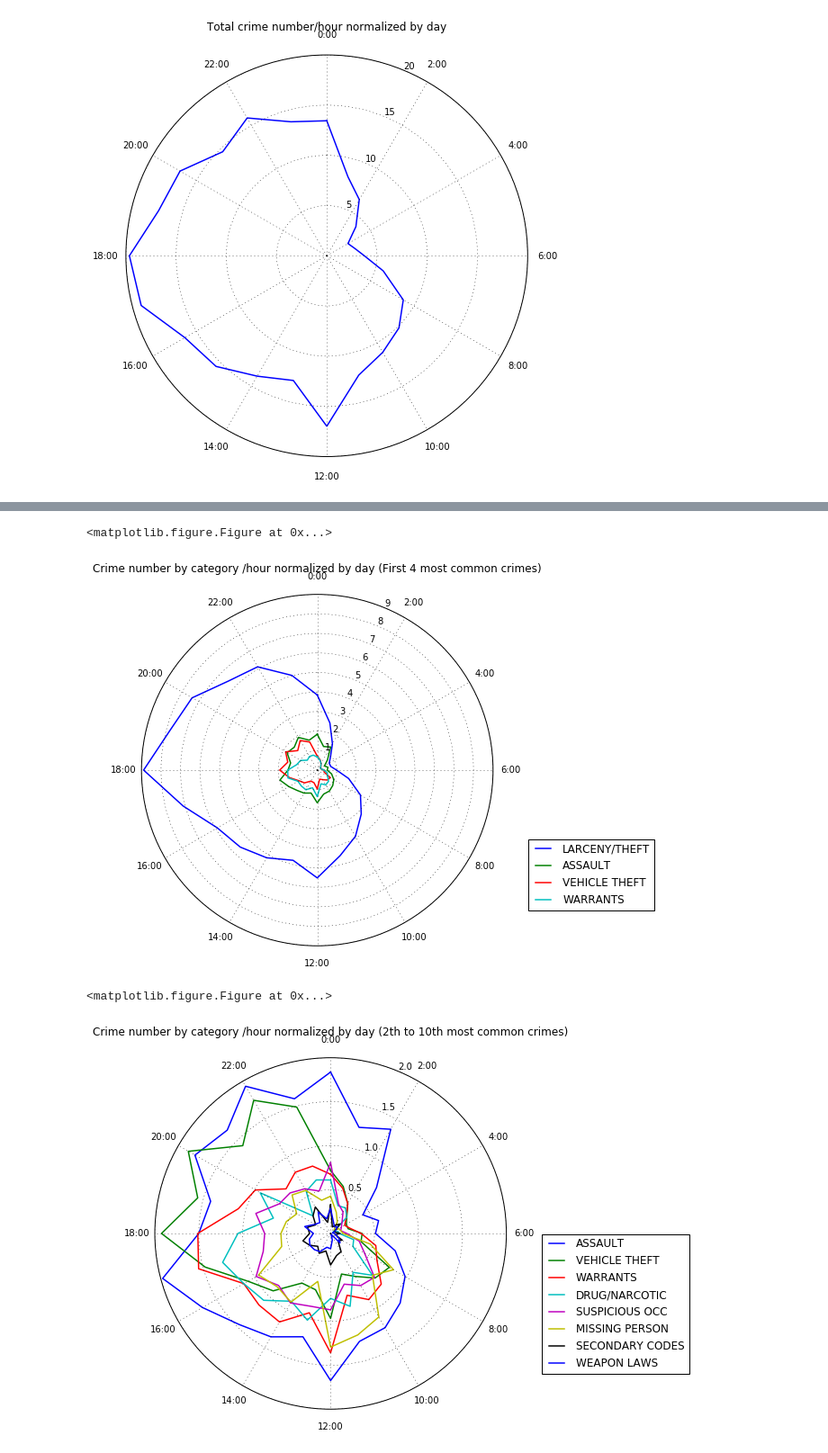
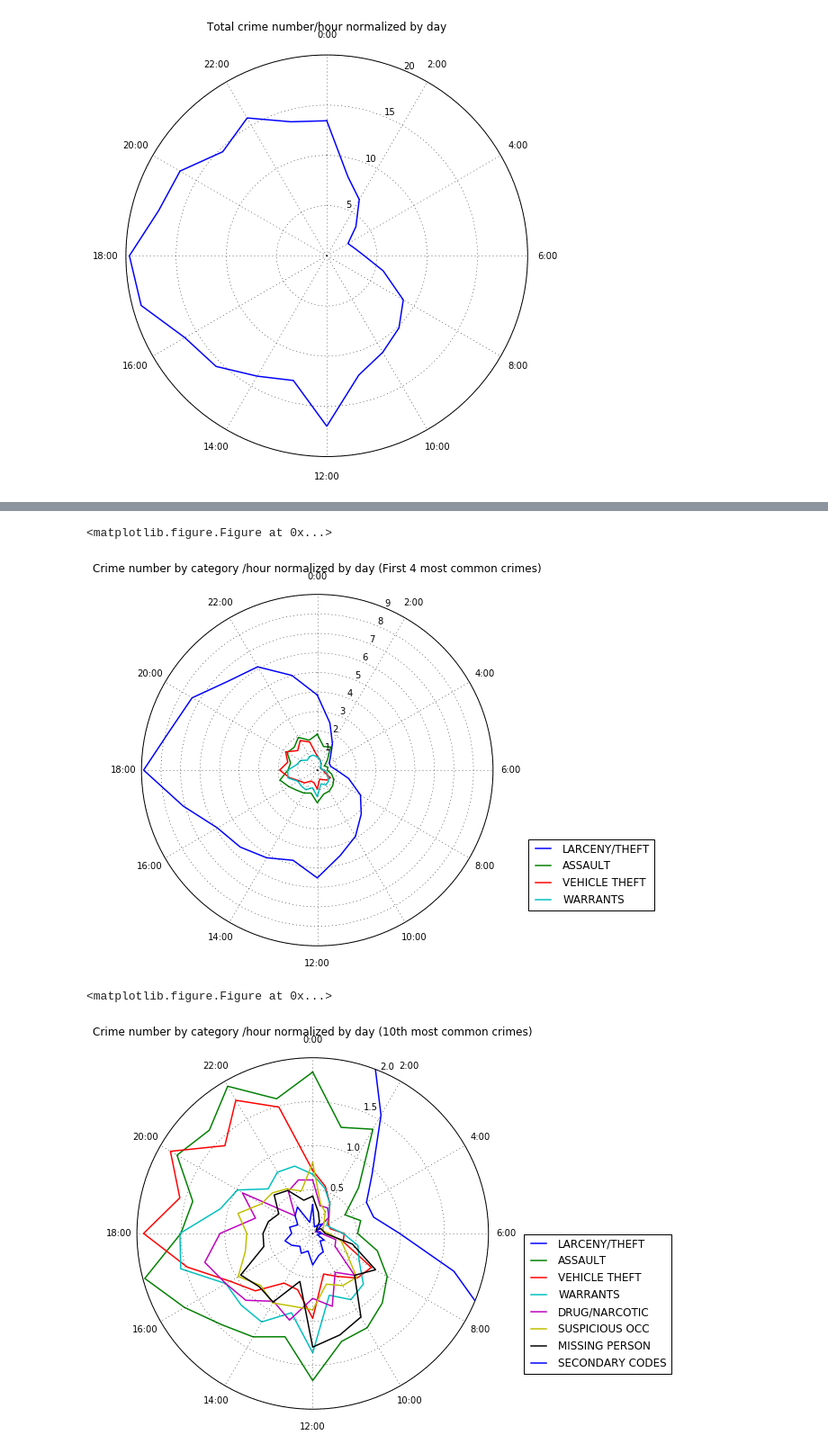
Before and after one commit to David-Desmaisons/datasci_course_materials, a Jupyter notebook: assignment6/presentation/presentation.ipynb, the cells around one changed output, grey strips where cells are left out. Shown: that part at 90% size. Cells and saved outputs as stored; diff of their text form; code cells hidden in the pictures.

```diff
--- a/assignment6/presentation/presentation.ipynb
+++ b/assignment6/presentation/presentation.ipynb
@@ -37,7 +37,7 @@ def sumup(df, name, sumup):
     res['total'] = res.sum(axis=1)
     return res
 
-def plotCategoryCircularIndividual(group, title):
+def plotCategoryCircularIndividual(group, title,scale=None):
     grouped = group.sort_index()
     grouped = grouped.reindex(range(0,24), fill_value = 0)
     anglevalue = Series( [math.radians(a) for a in range(0,360,15)] )
@@ -49,12 +49,14 @@ def plotCategoryCircularIndividual(group, title):
     sp.set_theta_direction(-1)
     tick_locs = [math.radians(a) for a in range(0,360,30)]
     tick_lbls = ["{0}:00".format(f) for f in range(0,24,2)]
+    if (scale is not None):
+        plt.axis([0, math.radians(360), 0, scale])
     plt.xticks(tick_locs, tick_lbls)
     plt.plot(temps_df['angle'],temps_df[title], linewidth=1.5)
 
-def plotCategoryCircularFromRaw(byCategory,group, normalise =1):
+def plotCategoryCircularFromRaw(byCategory,group, normalise, scale=None):
     grouped = byCategory.get_group(group)['hour'].value_counts() / normalise
-    plotCategoryCircularIndividual( grouped,group)
+    plotCategoryCircularIndividual( grouped,group,scale)
     return grouped
 
 
@@ -86,25 +91,25 @@ The second graphics shows the 2nd to 10th most commons crime time pattern. Note
 # %%
 def Top(number, df, skip=0):
     return pd.DataFrame({'count':df.sum()}).sort_values('count',ascending=False).iloc[1+skip:number+skip+1,:]
 
-def displayTop(number, df, byCategory, title, normalise, skip=0):
+def displayTop(number, df, byCategory, title, normalise, scale=None,skip=0):
     element = Top(number,df,skip)
     plt.clf()
     plt.figure(figsize=(7,7))
     plt.title('Crime frequency by category seattle')
     for group in list(element.index):
-        plotCategoryCircularFromRaw(byCategory, group, normalise)
+        plotCategoryCircularFromRaw(byCategory, group, normalise, scale)
     plt.legend( loc=(1.1,0.1))
     plt.title(title)
     plt.show()
 
 filteredsf = sanfrancisco[sanfrancisco['Category']!='OTHER OFFENSES']
 sfbyhour = sumup( filteredsf,'Category','hour')
 byCategorysf = filteredsf.groupby('Category')
 displayTop(4, sfbyhour, byCategorysf,'Crime number by category /hour normalized by day (First 4 most common crimes)', total_rows)
-displayTop(8, sfbyhour, byCategorysf,'Crime number by category /hour normalized by day (2th to 10th most common crimes)', total_rows,1)
+displayTop(8, sfbyhour, byCategorysf,'Crime number by category /hour normalized by day (10th most common crimes)', total_rows,2,0)
 # %% [output]
 <matplotlib.figure.Figure at 0x...>
 [figure]
 <matplotlib.figure.Figure at 0x...>
-[figure, old version]
+[figure, new version]
```
Also changed, not shown: parts of 1 cell of this notebook.
